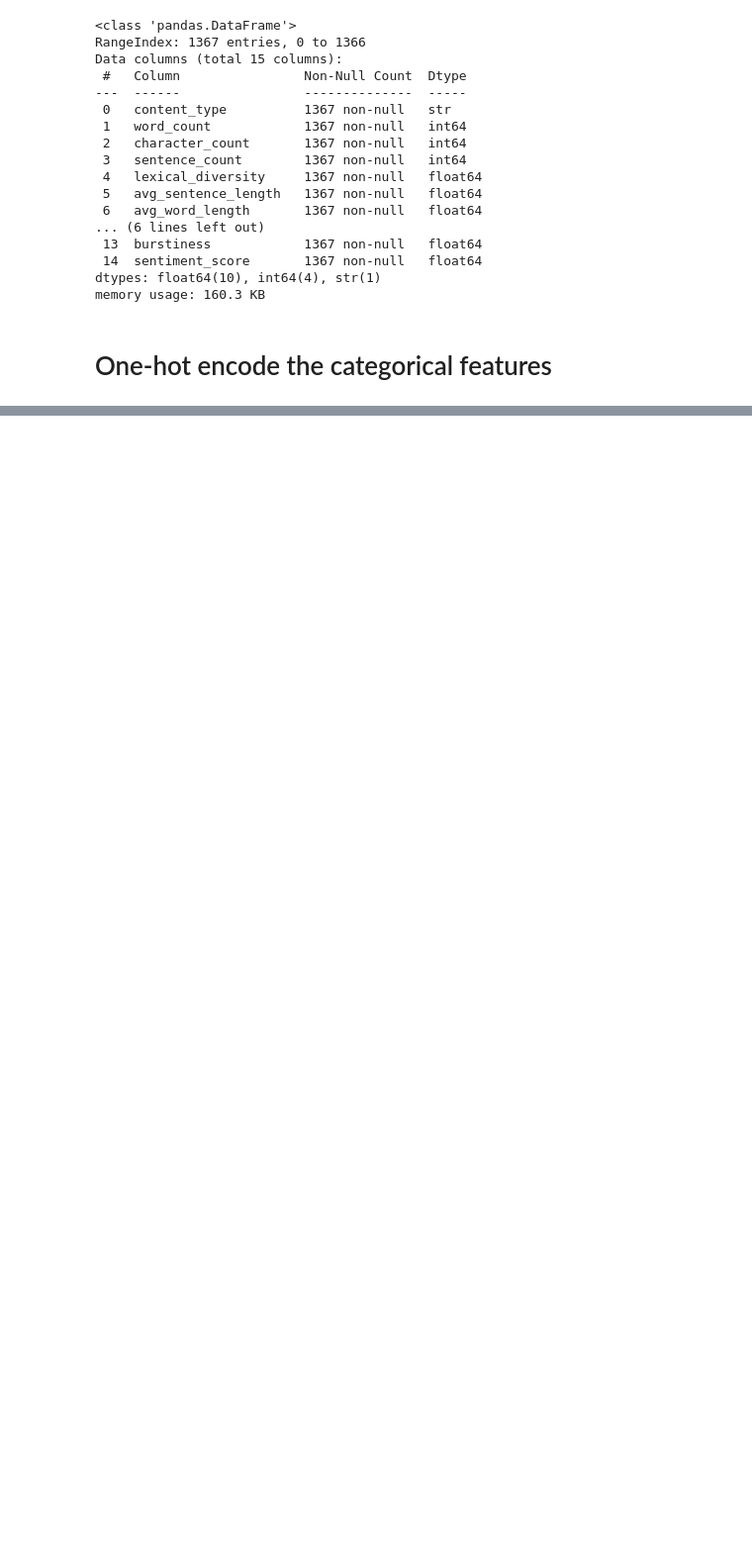
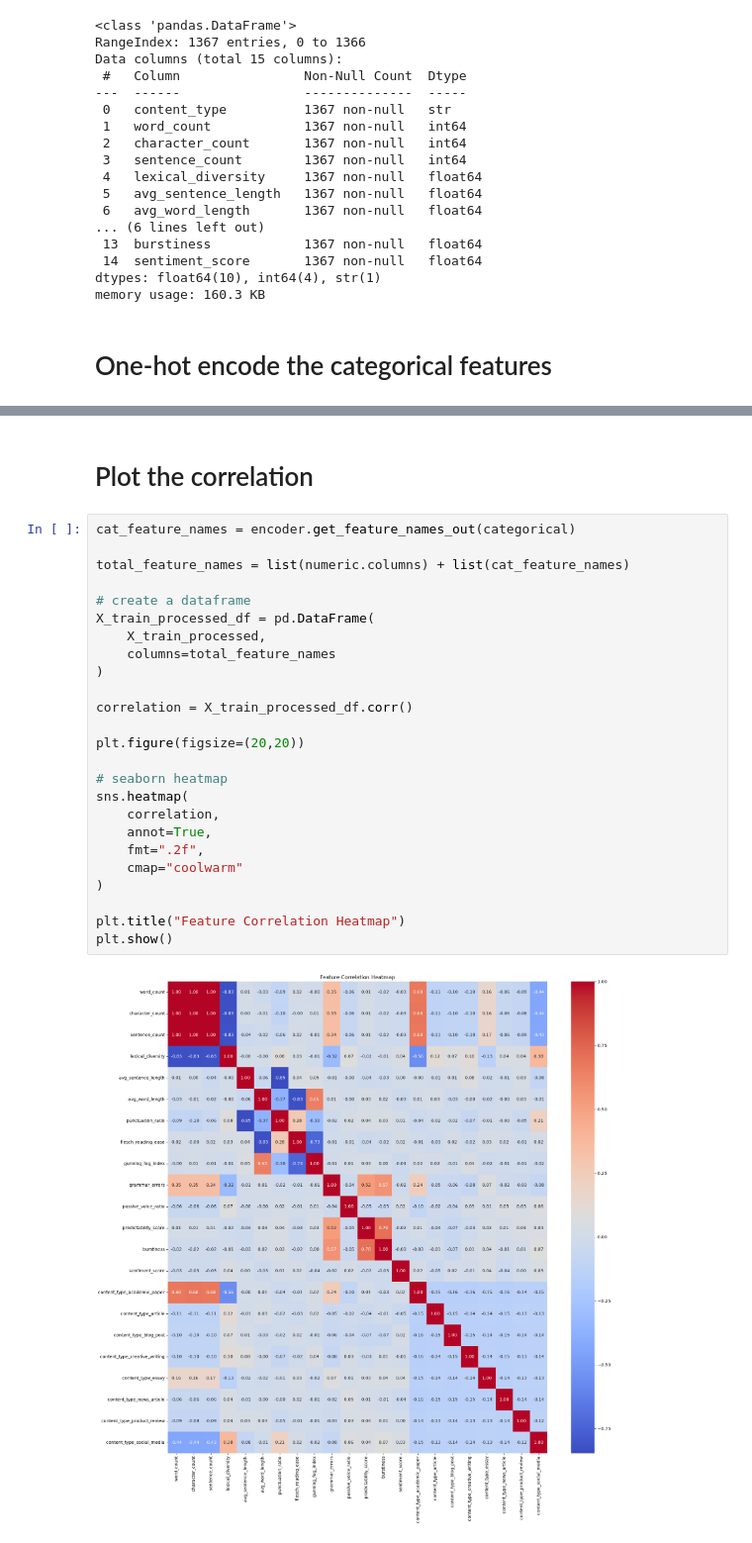
Before and after one commit to Andreas-Papas-06/cs_325_project, a Jupyter notebook: src/main.ipynb, the cells around one changed output, grey strips where cells are left out. Shown at 99% size. Saved outputs shown, nothing was run; the diff lists cells and outputs as text; blank space fills up the shorter version.

```diff
--- a/src/main.ipynb
+++ b/src/main.ipynb
@@ -66,0 +109,29 @@ memory usage: 160.3 KB
+# %% [markdown]
+# Plot the correlation
+# %%
+cat_feature_names = encoder.get_feature_names_out(categorical)
+
+total_feature_names = list(numeric.columns) + list(cat_feature_names)
+
+# create a dataframe
+X_train_processed_df = pd.DataFrame(
+    X_train_processed,
+    columns=total_feature_names
+)
+
+correlation = X_train_processed_df.corr()
+
+plt.figure(figsize=(20,20))
+
+# seaborn heatmap
+sns.heatmap(
+    correlation,
+    annot=True,
+    fmt=".2f",
+    cmap="coolwarm"
+)
+
+plt.title("Feature Correlation Heatmap")
+plt.show()
+# %% [output]
+[figure, added]
```
Also changed, not shown: parts of 6 cells of this notebook.
